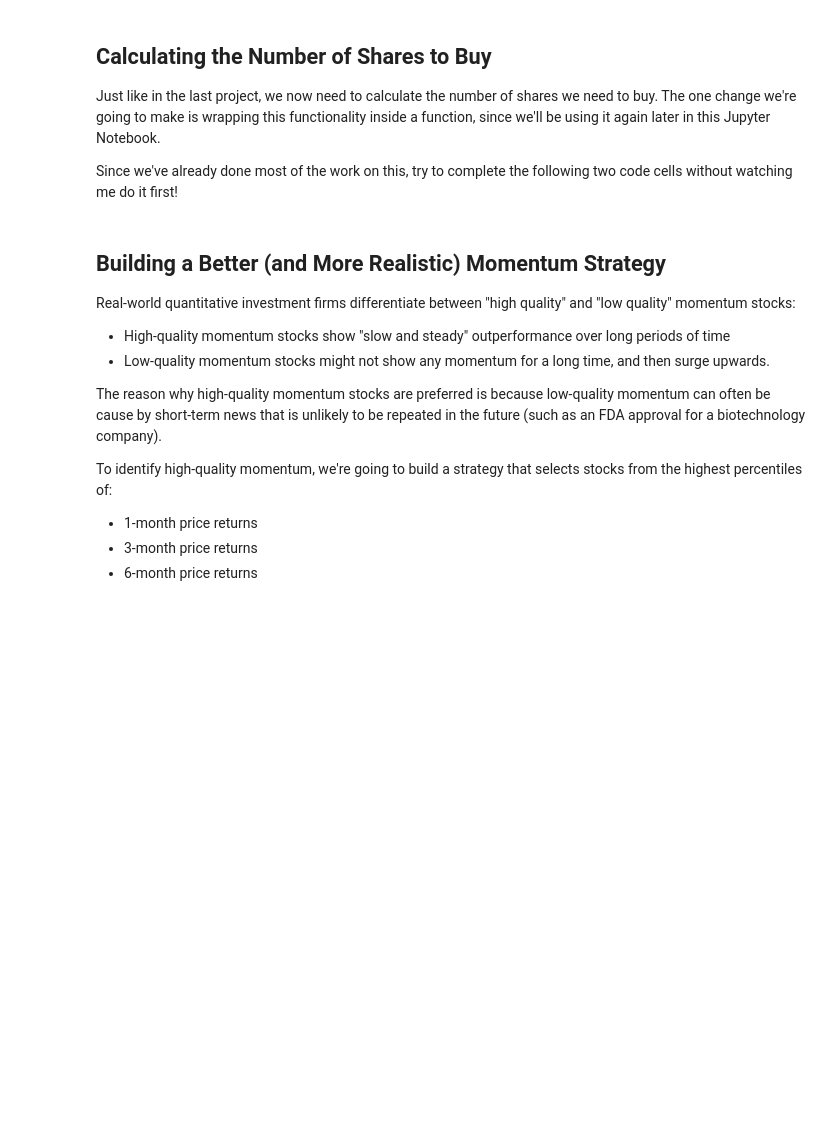
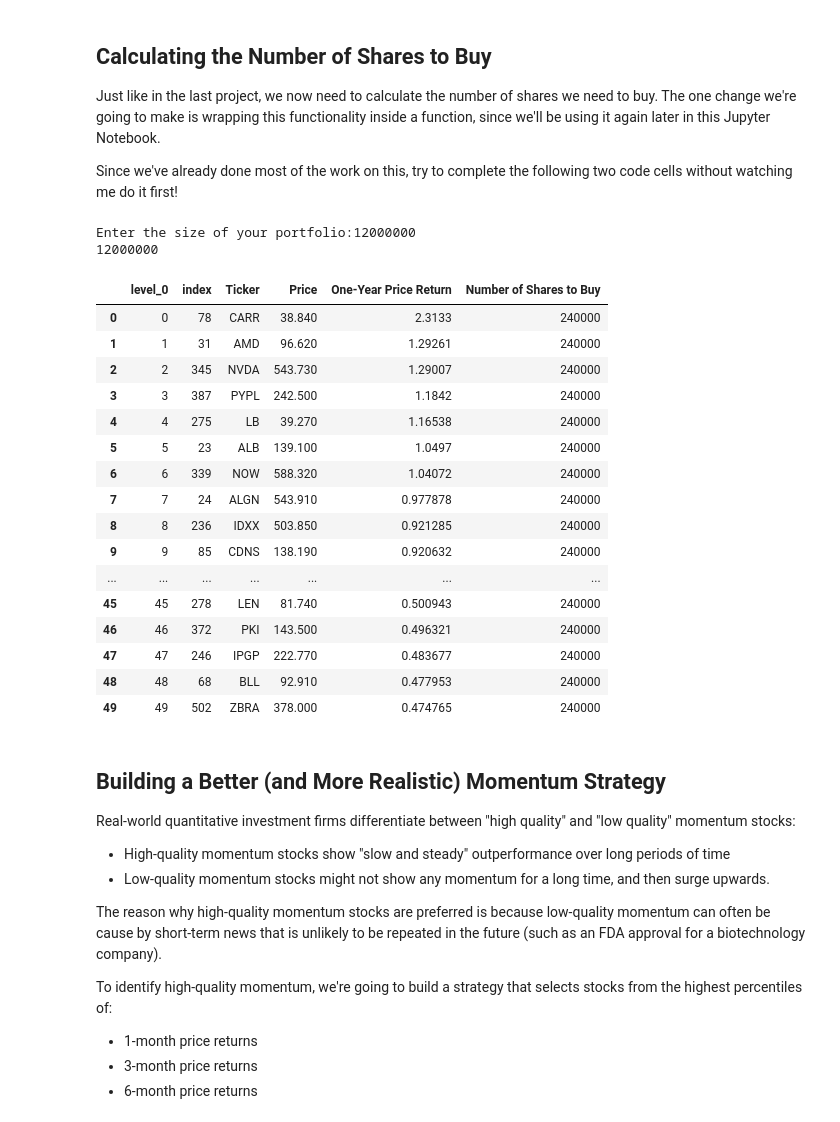
Before and after one commit to nickmccullum/algorithmic-trading-python, a Jupyter notebook: starter_files/002_quantitative_momentum_strategy.ipynb, the cells around one changed output. Cells and saved outputs as stored; diff of their text form; code cells hidden in the pictures; blank space fills up the shorter version.

```diff
--- a/starter_files/002_quantitative_momentum_strategy.ipynb
+++ b/starter_files/002_quantitative_momentum_strategy.ipynb
@@ -58,6 +216,47 @@ Because of this, the next thing we need to do is remove all the stocks in our Da
 Just like in the last project, we now need to calculate the number of shares we need to buy. The one change we're going to make is wrapping this functionality inside a function, since we'll be using it again later in this Jupyter Notebook.
 
 Since we've already done most of the work on this, try to complete the following two code cells without watching me do it first!
+# %%
+def portfolio_input():
+    global portfolio_size
+    portfolio_size = input("Enter the size of your portfolio:")
+
+    try:
+        float(portfolio_size)
+    except:
+        print("That is not a number!\nTry again.")
+        portfolio_size = input("Enter the size of your portfolio:")
+
+
+portfolio_input()
+print(portfolio_size)
+# %% [output]
+Enter the size of your portfolio:12000000
+12000000
+# %%
+position_size = float(portfolio_size)/len(final_dataframe.index)
+for i in range(0, len(final_dataframe.index)):
+    final_dataframe.loc[i,'Number of Shares to Buy'] = position_size
+
+final_dataframe
+# %% [output]
+|  | level_0 | index | Ticker | Price | One-Year Price Return | Number of Shares to Buy |
+| 0 | 0 | 78 | CARR | 38.840 | 2.3133 | 240000 |
+| 1 | 1 | 31 | AMD | 96.620 | 1.29261 | 240000 |
+| 2 | 2 | 345 | NVDA | 543.730 | 1.29007 | 240000 |
+| 3 | 3 | 387 | PYPL | 242.500 | 1.1842 | 240000 |
+| 4 | 4 | 275 | LB | 39.270 | 1.16538 | 240000 |
+| 5 | 5 | 23 | ALB | 139.100 | 1.0497 | 240000 |
+| 6 | 6 | 339 | NOW | 588.320 | 1.04072 | 240000 |
+| 7 | 7 | 24 | ALGN | 543.910 | 0.977878 | 240000 |
+| 8 | 8 | 236 | IDXX | 503.850 | 0.921285 | 240000 |
+| 9 | 9 | 85 | CDNS | 138.190 | 0.920632 | 240000 |
+| ... | ... | ... | ... | ... | ... | ... |
+| 45 | 45 | 278 | LEN | 81.740 | 0.500943 | 240000 |
+| 46 | 46 | 372 | PKI | 143.500 | 0.496321 | 240000 |
+| 47 | 47 | 246 | IPGP | 222.770 | 0.483677 | 240000 |
+| 48 | 48 | 68 | BLL | 92.910 | 0.477953 | 240000 |
+| 49 | 49 | 502 | ZBRA | 378.000 | 0.474765 | 240000 |
 # %% [markdown]
 ## Building a Better (and More Realistic) Momentum Strategy
 
```
Also changed, not shown: parts of 20 cells of this notebook, 2 other files.
